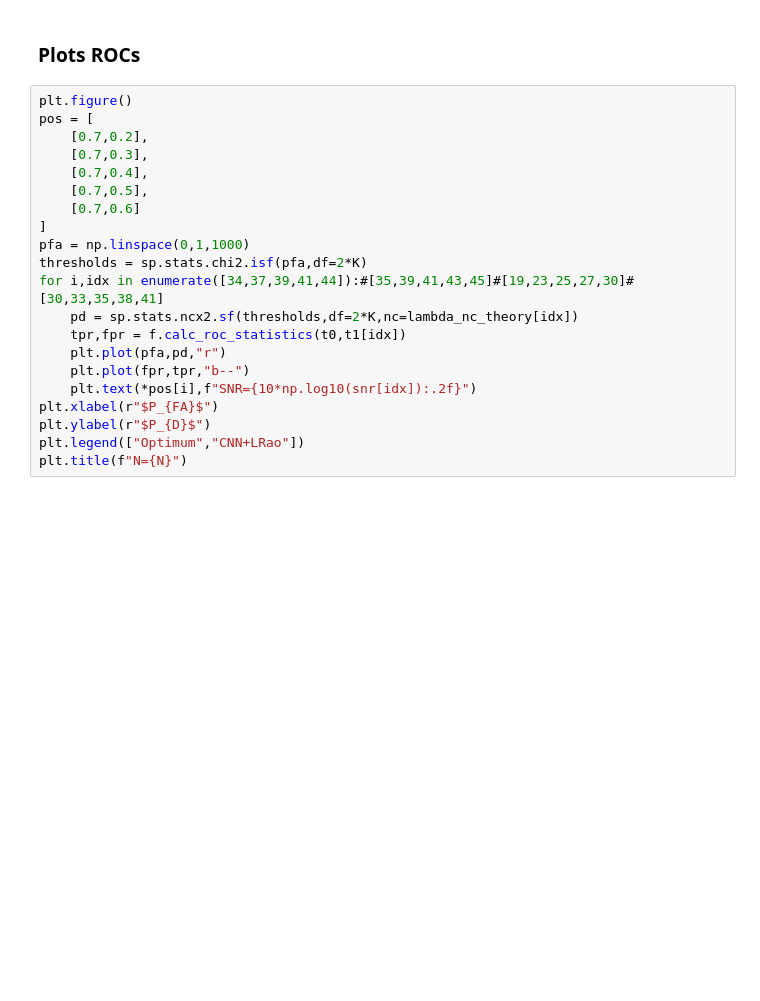
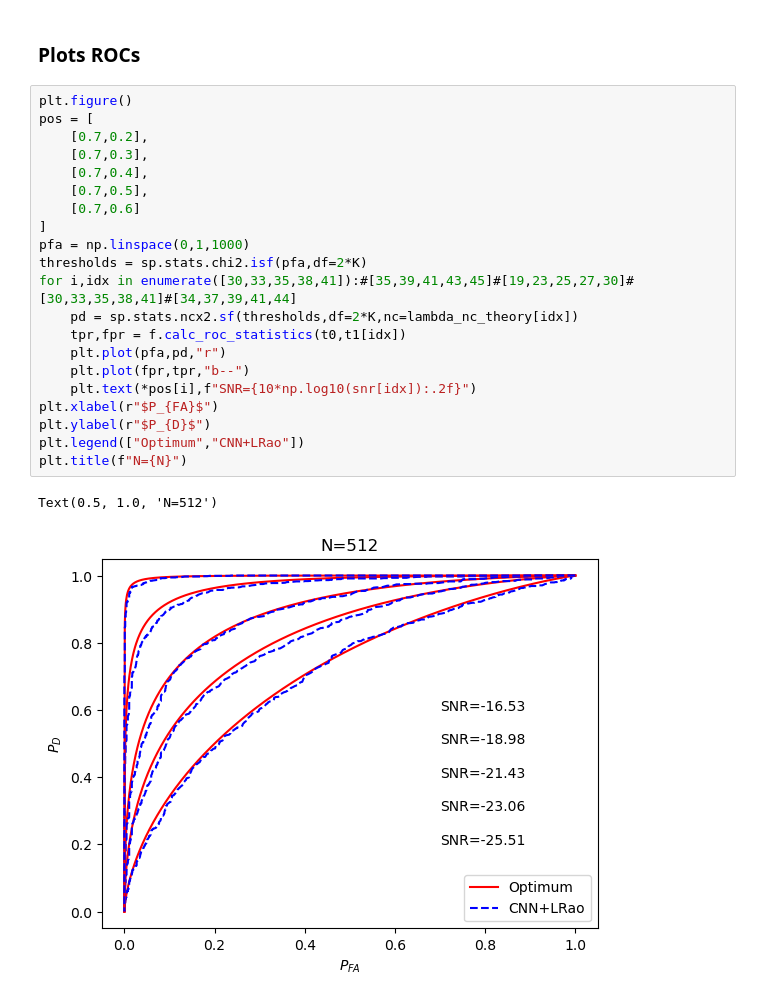
Before and after one commit to jonaslindenberger/LRao-detector, a Jupyter notebook: simulation_example.ipynb, the cells around one changed output. Drawn from its saved outputs; the diff is of its cells as text; blank space fills up the shorter version.

```diff
--- a/simulation_example.ipynb
+++ b/simulation_example.ipynb
@@ -174,21 +205,24 @@ plt.xlabel("value of test statistic")
 # %%
 plt.figure()
 pos = [
     [0.7,0.2],
     [0.7,0.3],
     [0.7,0.4],
     [0.7,0.5],
     [0.7,0.6]
 ]
 pfa = np.linspace(0,1,1000)
 thresholds = sp.stats.chi2.isf(pfa,df=2*K)
-for i,idx in enumerate([34,37,39,41,44]):#[35,39,41,43,45]#[19,23,25,27,30]#[30,33,35,38,41]
+for i,idx in enumerate([30,33,35,38,41]):#[35,39,41,43,45]#[19,23,25,27,30]#[30,33,35,38,41]#[34,37,39,41,44]
     pd = sp.stats.ncx2.sf(thresholds,df=2*K,nc=lambda_nc_theory[idx])
     tpr,fpr = f.calc_roc_statistics(t0,t1[idx])
     plt.plot(pfa,pd,"r")
     plt.plot(fpr,tpr,"b--")
     plt.text(*pos[i],f"SNR={10*np.log10(snr[idx]):.2f}")
 plt.xlabel(r"$P_{FA}$")
 plt.ylabel(r"$P_{D}$")
 plt.legend(["Optimum","CNN+LRao"])
 plt.title(f"N={N}")
+# %% [output]
+Text(0.5, 1.0, 'N=512')
+[figure, added]
```
Also changed, not shown: parts of 5 cells of this notebook.
